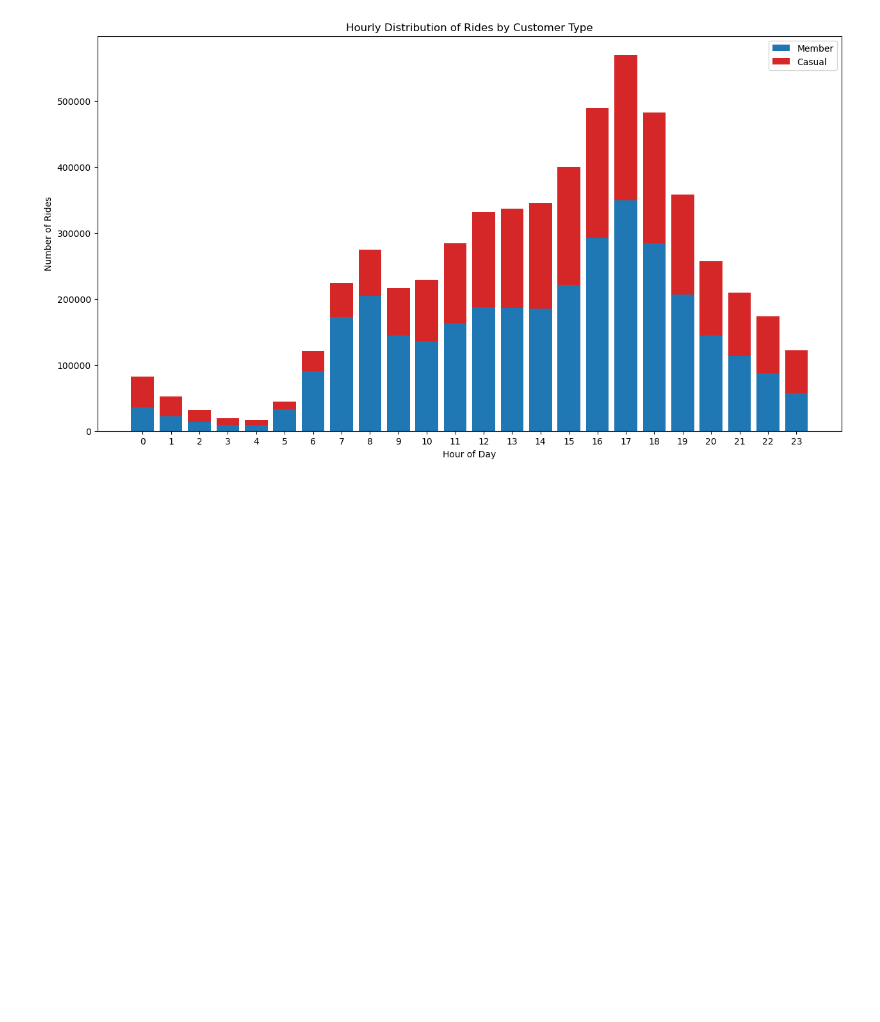
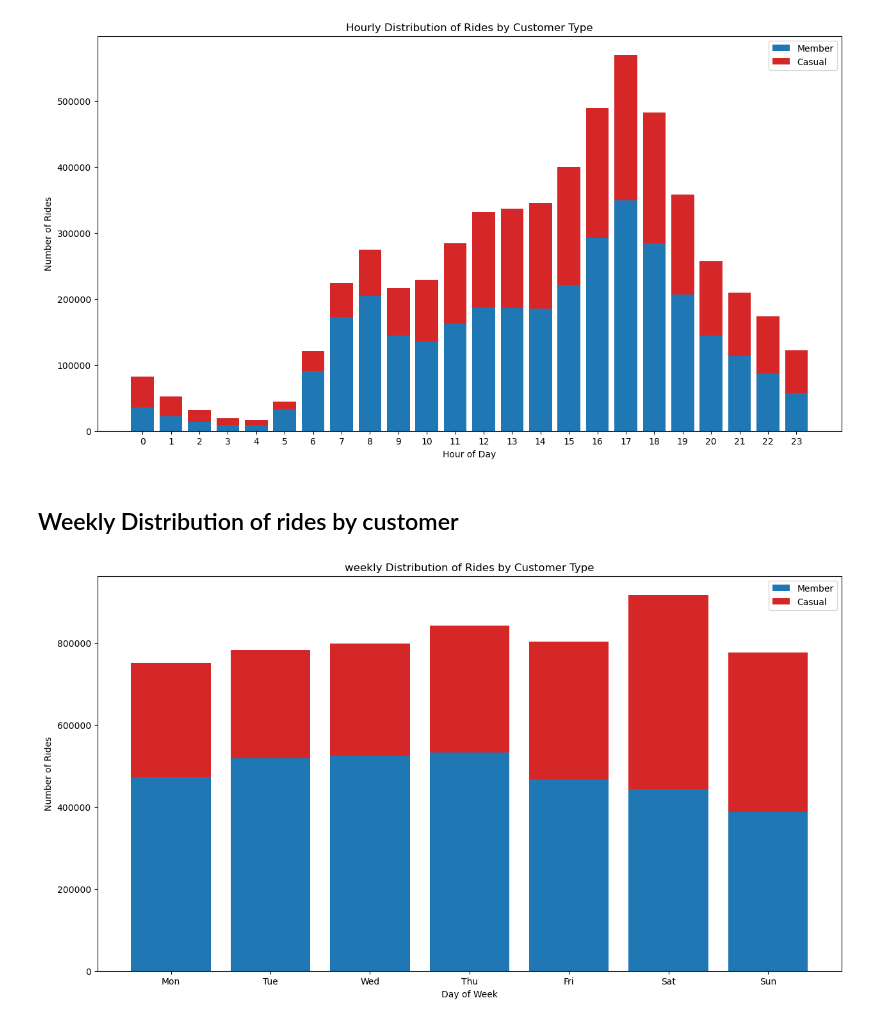
Before and after one commit to steve-yuan-8276/Google-Data-Analytics_Case-Study-1, a Jupyter notebook: Python-Solution/TripData.ipynb, the cells around one changed output. Drawn from its saved outputs; the diff is of its cells as text; code cells hidden in the pictures; blank space fills up the shorter version.

```diff
--- a/Python-Solution/TripData.ipynb
+++ b/Python-Solution/TripData.ipynb
@@ -198,3 +198,42 @@ plt.xticks(hours)
 plt.show()
 # %% [output]
 [figure]
+# %% [markdown]
+## Weekly Distribution of rides by customer
+# %%
+# Create a mapping of week days to sort them from Monday to Sunday
+week_day_order = ['Mon', 'Tue', 'Wed', 'Thu', 'Fri', 'Sat', 'Sun']
+
+# Reorder the DataFrame based on the week_day_order
+df['week_day'] = pd.Categorical(df['week_day'], categories=week_day_order, ordered=True)
+
+# count number by week_day and customer type
+weekly_customer_counts = df.groupby(['week_day', 'customer_type']).size().unstack(fill_value= 0)
+
+week_days = weekly_customer_counts.index
+casual_counts = weekly_customer_counts['casual']
+member_counts = weekly_customer_counts['member']
+
+# Set figure size
+plt.figure(figsize = (15, 8))
+
+# Draw bar chart
+# Draw member type first
+plt.bar(week_days, member_counts, label = 'Member', color = '#1f77b4')
+# Draw casual type
+plt.bar(week_days, casual_counts, bottom= member_counts, label= 'Casual', color = '#d62728')
+
+# Add legend
+plt.legend()
+
+# Add Title and Axis labels
+plt.title('weekly Distribution of Rides by Customer Type')
+plt.xlabel('Day of Week')
+plt.ylabel('Number of Rides')
+
+# Set the position of the x-ticks
+plt.xticks(ticks=range(len(week_days)), labels=week_days)
+
+plt.show()
+# %% [output]
+[figure, added]
```
Also changed, not shown: parts of 7 cells of this notebook, 2 other files.
